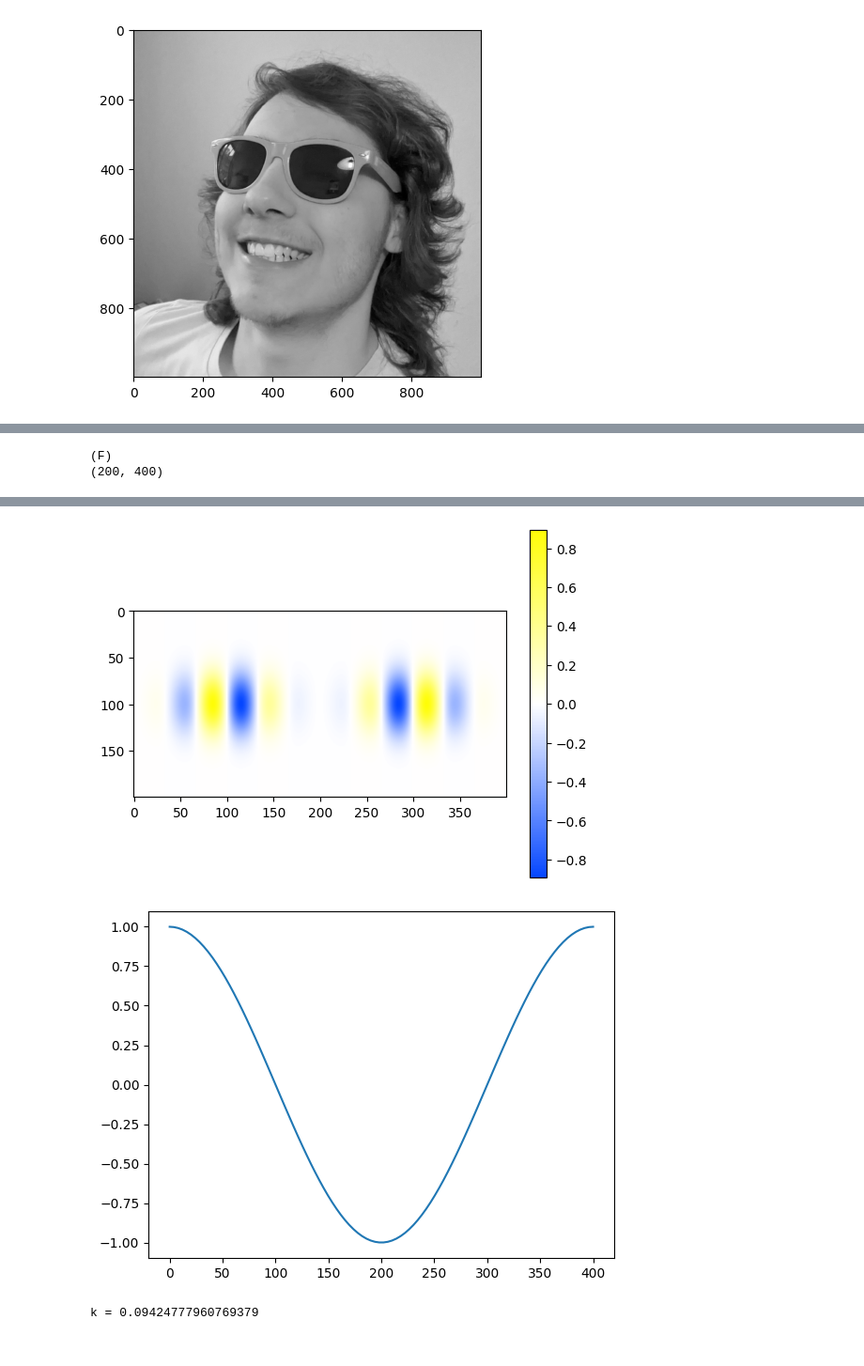
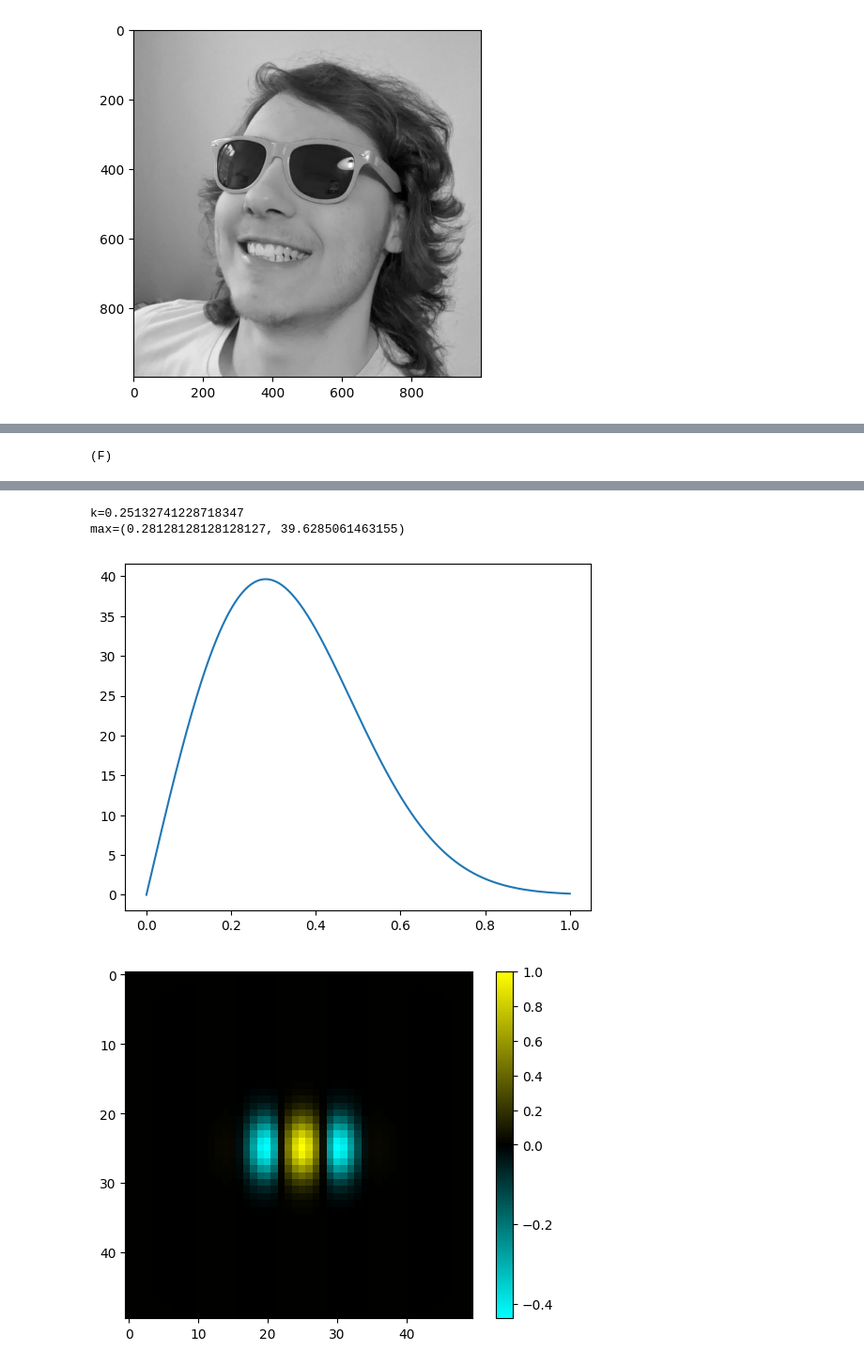
Before and after one commit to Rismosch/homework_understanding_vision, a Jupyter notebook: Homework1.ipynb, the cells around one changed output, grey strips where cells are left out. Shown at 94% size. Cells and saved outputs as stored; diff of their text form; code cells hidden in the pictures.

```diff
--- a/Homework1.ipynb
+++ b/Homework1.ipynb
@@ -298,16 +313,11 @@ def make_gabor_kernel(p: GaborParameter, orientation):
     return kernel
 
 # define parameters
-N = 200
-k = 6*2*math.pi/(2*N)
-print(f"k = {k}")
-ox = 2*math.pi/(3*k)
-oy = 1.5 * ox
+N = 50
 gabor_parameters = [
-    GaborParameter(N, ox=ox, oy=oy, k=k, phi=math.pi/2),
-    #GaborParameter(50, ox=3.0, oy=4.5, k=0.2, phi=math.pi/2),
-    #GaborParameter(50, ox=6, oy=9, k=0.2, phi=math.pi),
-    #GaborParameter(50, ox=6, oy=9, k=0.5, phi=0),
+    GaborParameter(N, ox=3.0, oy=4.5, k=2 * 2 * math.pi / N, phi=math.pi/2),
+    GaborParameter(N, ox=3.0, oy=4.5, k=4 * 2 * math.pi / N, phi=0),
+    GaborParameter(N, ox=10, oy=10, k=1 * 2 * math.pi / N, phi=math.pi),
 ]
 
 # generate, apply kernel and plot resulting image
@@ -350,17 +375,18 @@ print("(F)")
 
 # define helper functions
 def g_(kernel, k, callback):
-    width, height = kernel.shape
+    height, width = kernel.shape
+
     g = 0
 
-    for iy in range(p.kernel_width):
-        for ix in range(p.kernel_width):
-            x = ix - int(p.kernel_width / 2)
-            y = iy - int(p.kernel_width / 2)
+    for iy in range(height):
+        for ix in range(width):
+            x = ix - int(width / 2)
+            y = iy - int(height / 2)
 
-            pixel = kernel[ix,iy]
+            pixel = kernel[iy,ix]
             cos = callback(k * x)
-            g += (pixel * cos)
+            g += pixel * cos
 
     return g
 
@@ -376,49 +402,22 @@ def g(kernel, k):
 
     return math.sqrt(gs * gs + gc * gc)
 
-# define parameters
+# run contrast sensitivity function
 for p in gabor_parameters:
-    kernel = make_gabor_kernel(p, orientation=Orientation.HORIZONTAL)
-    width, height = kernel.shape
 
-    kernel_ = np.zeros((kernel.shape[0], kernel.shape[1]*2))
-    print(f"{kernel_.shape}")
-
-    for ix in range(0, kernel_.shape[1]):
-        for iy in range(0, kernel_.shape[0]):
-            if ix < kernel.shape[0]:
-                kernel_[iy, ix] = kernel[iy, ix]
-            else:
-                kernel_[iy, ix] = kernel[iy, kernel.shape[0]+(kernel.shape[0]-ix)-1]
-
+    kernel = make_gabor_kernel(p, Orientation.HORIZONTAL)
     plot_kernel(kernel)
-    plot_kernel(kernel_)
-
-    #x_values = np.linspace(0, 2*math.pi, 100)
-    x_values = np.linspace(0, 400, 100)
-    #plt.plot(x_values, [math.cos(math.pi*x/(400*k)) for x in x_values])
-    plt.plot(x_values, [math.cos(2*math.pi*x/(400)) for x in x_values])
-    plt.show()
-
-    print(f"k = {k}")
 
 
-    break;
+    x_values = np.linspace(0, 1, 1000)
+    y_values = [g(kernel, x) for x in x_values]
 
-    L = width;
-    make_k = lambda n: n * 2 * math.pi / (2 * L)
-    #make_k = lambda n: n
-    k_values = np.linspace(0, make_k(L * 2), (L*2+1))
-    #print(f"k_values {k_values}")
+    idx_max = np.argmax(y_values)
 
-    plot_kernel(kernel)
-    plt.plot(k_values, [g_c(kernel, k) for k in k_values])
-    plt.plot(k_values, [g_s(kernel, k) for k in k_values])
-    plt.plot(k_values, [g(kernel, k) for k in k_values])
-    plt.yscale('log')
-    plt.xlabel("k = cycles per image width")
-    plt.ylabel("g(k)")
+    print(f"k={p.k}")
+    print(f"max=({x_values[idx_max]}, {y_values[idx_max]})")
+
+    plt.plot(x_values, y_values)
     plt.show()
 # %% [output]
 (F)
-(200, 400)
@@ -426,3 +425,4 @@ for p in gabor_parameters:
+k=0.25132741228718347
+max=(0.28128128128128127, 39.6285061463155)
-[figure, old version]
+[figure, new version]
-[figure, old version]
+[figure, new version]
-k = 0.09424777960769379
```
Also changed, not shown: parts of 5 cells of this notebook, 1 other file.
